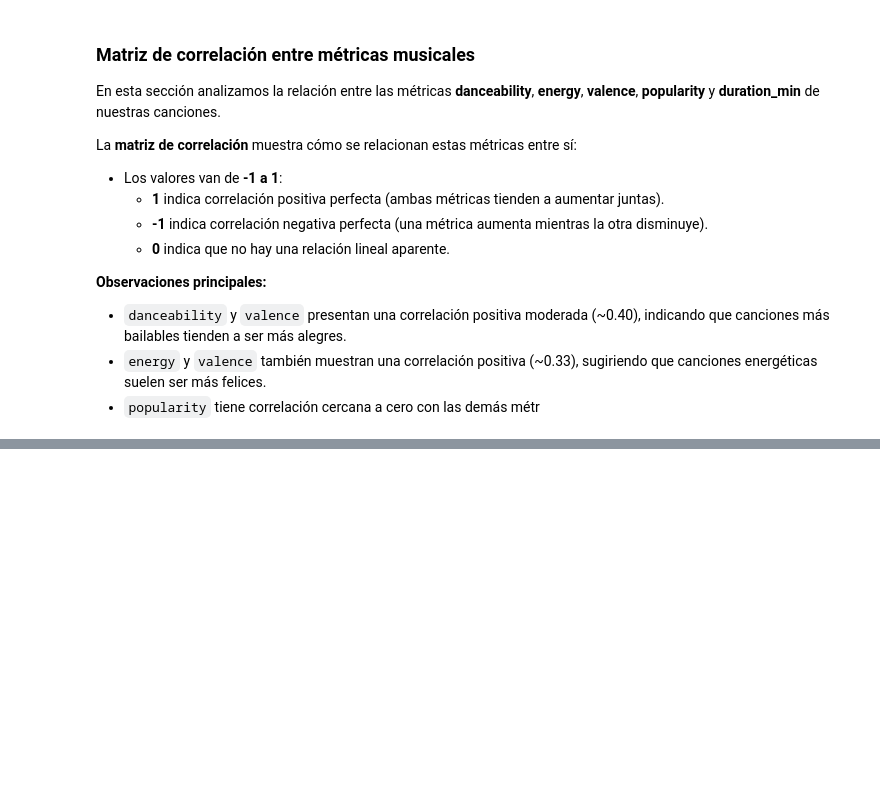
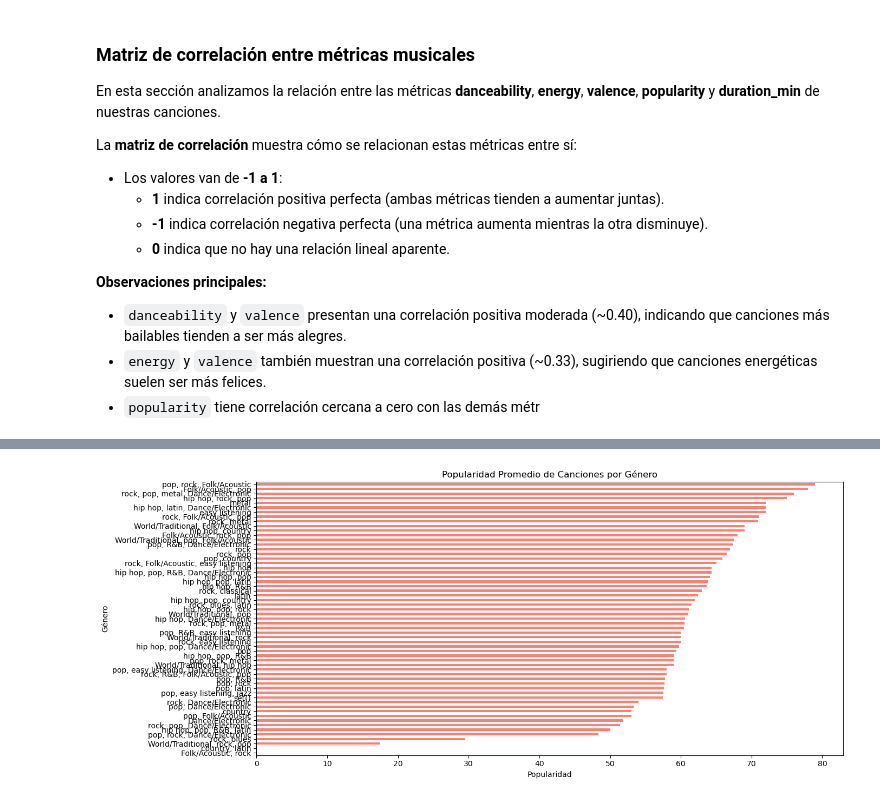
Before and after one commit to andresmatesanz/analizador-spotify-json, a Jupyter notebook: notebooks/01_exploracion_spotify.ipynb, the cells around one changed output, grey strips where cells are left out. Drawn from its saved outputs; the diff is of its cells as text; code cells hidden in the pictures; blank space fills up the shorter version.

```diff
--- a/notebooks/01_exploracion_spotify.ipynb
+++ b/notebooks/01_exploracion_spotify.ipynb
@@ -941,0 +980,12 @@ La **matriz de correlación** muestra cómo se relacionan estas métricas entre
+# %%
+# Gráfico de popularidad promedio por género
+plt.figure(figsize=(14, 6))
+genre_popularity_avg = df_clean.groupby('genre')['popularity'].mean().sort_values()
+genre_popularity_avg.plot(kind='barh', color='salmon')
+plt.title("Popularidad Promedio de Canciones por Género")
+plt.xlabel("Popularidad")
+plt.ylabel("Género")
+plt.tight_layout()
+plt.show()
+# %% [output]
+[figure, added]
```
Also changed, not shown: parts of 12 cells of this notebook.
